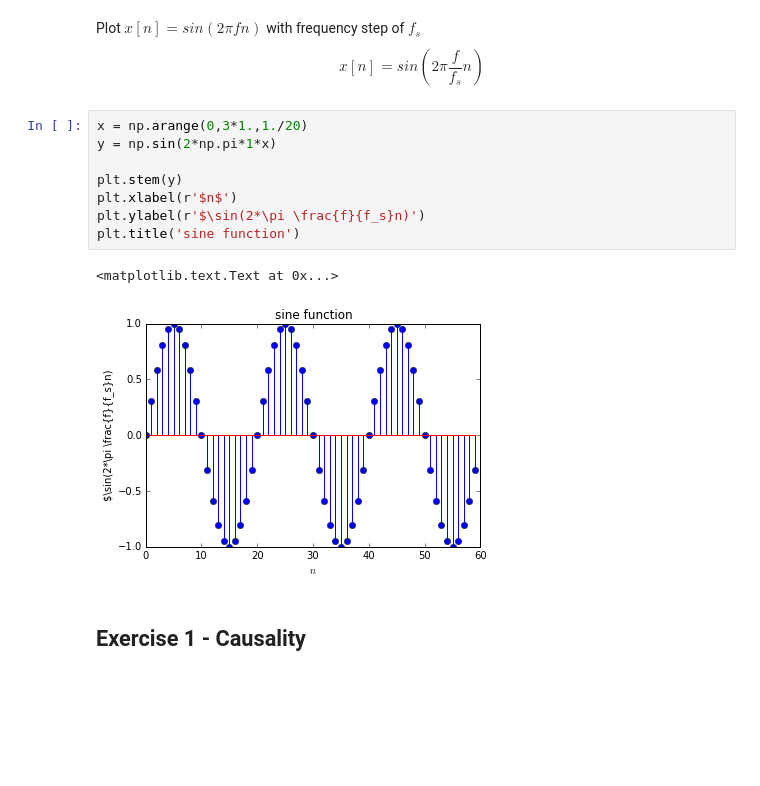
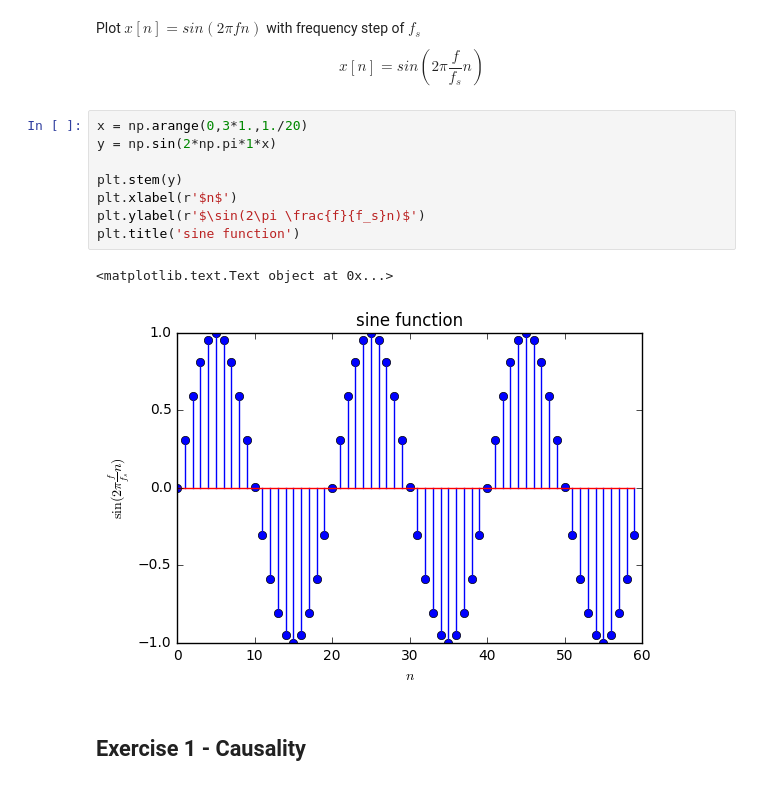
Before and after one commit to gopi231091/DSP-TP-1617, a Jupyter notebook: Lab2/python/Lab2.ipynb, the cells around one changed output. Cells and saved outputs as stored; diff of their text form; blank space fills up the shorter version.

```diff
--- a/Lab2/python/Lab2.ipynb
+++ b/Lab2/python/Lab2.ipynb
@@ -33,14 +33,14 @@ $$x[n] = sin(2\pi\frac{f}{f_s}n)$$
 # %%
 x = np.arange(0,3*1.,1./20)
 y = np.sin(2*np.pi*1*x)
 
 plt.stem(y)
 plt.xlabel(r'$n$')
-plt.ylabel(r'$\sin(2*\pi \frac{f}{f_s}n)')
+plt.ylabel(r'$\sin(2\pi \frac{f}{f_s}n)$')
 plt.title('sine function')
 # %% [output]
-<matplotlib.text.Text at 0x...>
+<matplotlib.text.Text object at 0x...>
-[figure, old version]
+[figure, new version]
 # %% [markdown]
 ## Exercise 1 - Causality
 # %% [markdown]
```
Also changed, not shown: parts of 21 cells of this notebook.
